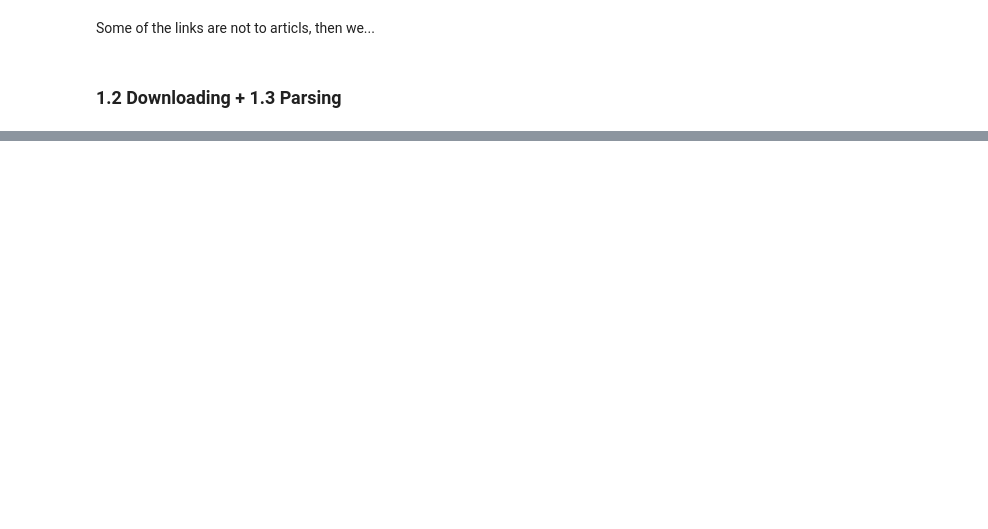
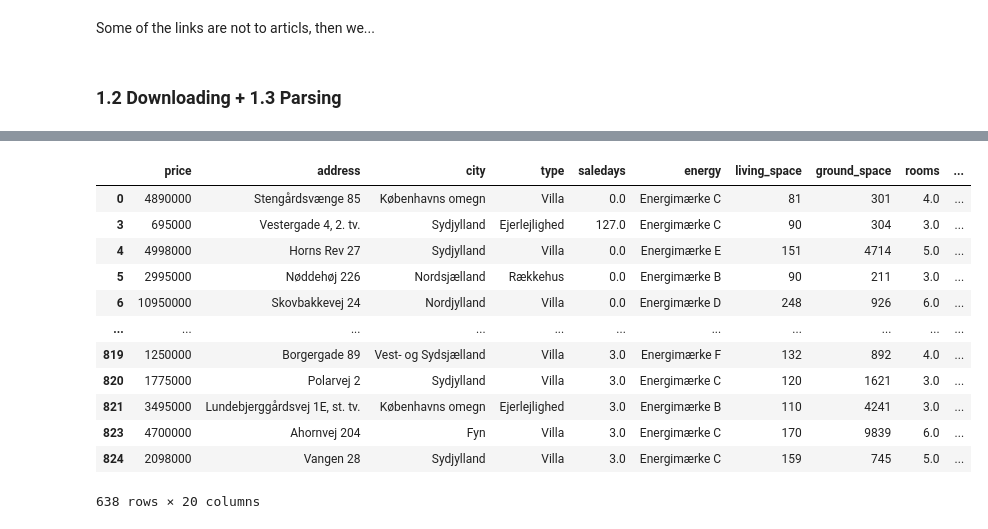
Before and after one commit to QiZhang777777/SODAS2023, a Jupyter notebook: EXAM/data/exam.ipynb, the cells around one changed output, grey strips where cells are left out. Drawn from its saved outputs; the diff is of its cells as text; code cells hidden in the pictures; blank space fills up the shorter version.

Commit message:
data

```diff
--- a/EXAM/data/exam.ipynb
+++ b/EXAM/data/exam.ipynb
@@ -186,0 +224,22 @@ NameError: name 'hi' is not defined
+# %%
+def extract_numeric_values(entry):
+    numeric_values = re.findall(r'\d+\.\d+|\d+', entry)
+    return [float(value.replace('.', '')) if '.' in value else int(value) for value in numeric_values]
+
+# split "data"
+data_list = df['data'].tolist()
+columns = ['living_space', 'ground_space', 'rooms', 'owner_expenses', 'year']
+extracted_data = [extract_numeric_values(entry) for entry in data_list]
+extracted_data_df = pd.DataFrame(extracted_data, columns=columns)
+df = pd.concat([df, extracted_data_df], axis=1)
+df.drop('data', axis=1, inplace=True)
+# %%
+df[['area_code', 'area_name']] = df['area'].str.split(' ', 1, expand=True)
+df.drop(columns=['area'], inplace=True)
+df['city'] = df['city'].str.replace('|', '')
+df['price'] = df['price'].str.replace('.', '')
+df['price'] = df['price'].str.replace(r'\s*kr.*', '', regex=True)
+df['saledays'] = df['saledays'].str.extract(r'(\d+)').astype(float)
+# %%
+df['ground_space'] = df['ground_space'].fillna(0)
+df = df.dropna()
@@ -186,0 +262,4 @@ NameError: name 'hi' is not defined
+# %%
+values_to_replace = ['Villalejlighed', 'Rækkehus/Villa', 'Fritidsbolig', 'Landejendom/Villa']
+replacement_value = 'Villa'
+df['type'] = df['type'].replace(values_to_replace, replacement_value)
@@ -186,0 +278,21 @@ NameError: name 'hi' is not defined
+# %%
+dummies = pd.get_dummies(df['type'])
+
+# create dummy only run one time
+df = pd.concat([df, dummies], axis=1)
+
+df
+# %% [output]
+|  | price | address | city | type | saledays | energy | living_space | ground_space | rooms | ... |
+| 0 | 4890000 | Stengårdsvænge 85 | Københavns omegn | Villa | 0.0 | Energimærke C | 81 | 301 | 4.0 | ... |
+| 3 | 695000 | Vestergade 4, 2. tv. | Sydjylland | Ejerlejlighed | 127.0 | Energimærke C | 90 | 304 | 3.0 | ... |
+| 4 | 4998000 | Horns Rev 27 | Sydjylland | Villa | 0.0 | Energimærke E | 151 | 4714 | 5.0 | ... |
+| 5 | 2995000 | Nøddehøj 226 | Nordsjælland | Rækkehus | 0.0 | Energimærke B | 90 | 211 | 3.0 | ... |
+| 6 | 10950000 | Skovbakkevej 24 | Nordjylland | Villa | 0.0 | Energimærke D | 248 | 926 | 6.0 | ... |
+| ... | ... | ... | ... | ... | ... | ... | ... | ... | ... | ... |
+| 819 | 1250000 | Borgergade 89 | Vest- og Sydsjælland | Villa | 3.0 | Energimærke F | 132 | 892 | 4.0 | ... |
+| 820 | 1775000 | Polarvej 2 | Sydjylland | Villa | 3.0 | Energimærke C | 120 | 1621 | 3.0 | ... |
+| 821 | 3495000 | Lundebjerggårdsvej 1E, st. tv. | Københavns omegn | Ejerlejlighed | 3.0 | Energimærke B | 110 | 4241 | 3.0 | ... |
+| 823 | 4700000 | Ahornvej 204 | Fyn | Villa | 3.0 | Energimærke C | 170 | 9839 | 6.0 | ... |
+| 824 | 2098000 | Vangen 28 | Sydjylland | Villa | 3.0 | Energimærke C | 159 | 745 | 5.0 | ... |
+638 rows × 20 columns
```
Also changed, not shown: parts of 11 cells of this notebook, 4 other files.
